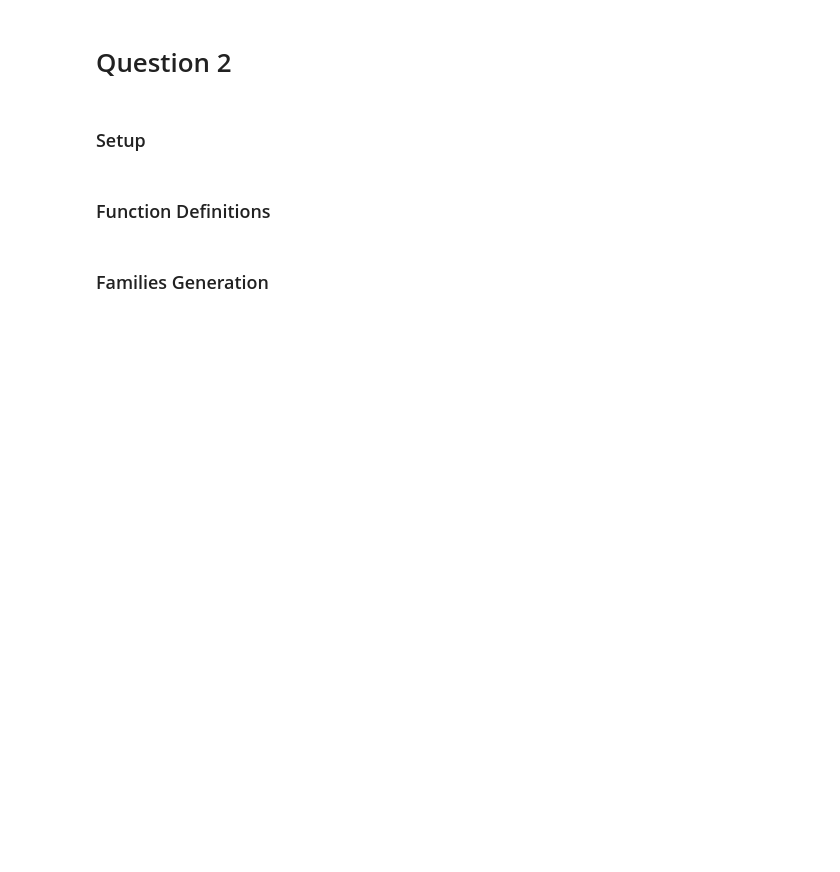
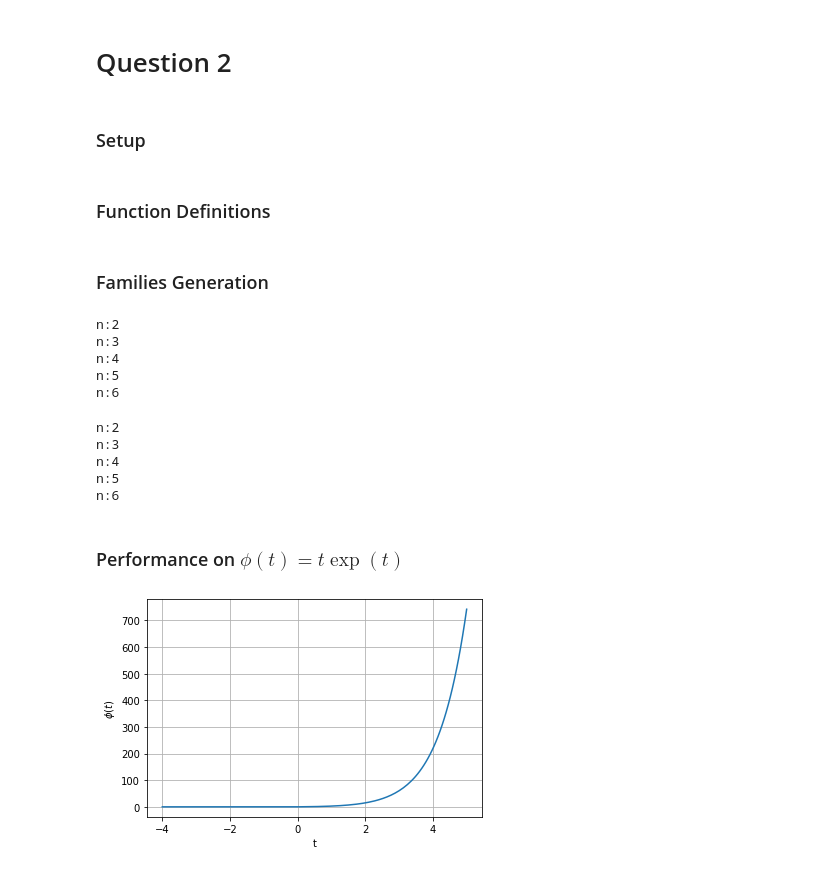
Before and after one commit to FlipperCoin/data-processing, a Jupyter notebook: hw2/Q2.ipynb, the cells around one changed output. Saved outputs shown, nothing was run; the diff lists cells and outputs as text; code cells hidden in the pictures; blank space fills up the shorter version.

```diff
--- a/hw2/Q2.ipynb
+++ b/hw2/Q2.ipynb
@@ -43,3 +56,54 @@ for n in range(2,7):
         plt.grid()
         plt.savefig(f'plots/H/n{n}/h{i+1}')
         plt.close()
+# %%
+for n in range(2,7):
+    print(f"n:{n}")
+    h = WH2n(H2n(n)).T @ standard_basis(n)
+    for i in range(2**n):
+        plt.figure()
+        plt.plot(t, h[i])
+        plt.xlabel('t')
+        plt.ylabel(r'$hw_{i}(t)$')
+        plt.title(r'$hw_{' + f'{i+1}' + rf'}}(t), n={n}$')
+        plt.grid()
+        plt.savefig(f'plots/WH/n{n}/h{i+1}')
+        plt.close()
+# %% [output]
+n:2
+n:3
+n:4
+n:5
+n:6
+# %%
+for n in range(2,7):
+    print(f"n:{n}")
+    h = Haar2n(n).T @ standard_basis(n)
+    for i in range(2**n):
+        plt.figure()
+        plt.plot(t, h[i])
+        plt.xlabel('t')
+        plt.ylabel(r'$ha_{i}(t)$')
+        plt.title(r'$ha_{' + f'{i+1}' + rf'}}(t), n={n}$')
+        plt.grid()
+        plt.savefig(f'plots/Haar/n{n}/h{i+1}')
+        plt.close()
+# %% [output]
+n:2
+n:3
+n:4
+n:5
+n:6
+# %% [markdown]
+### Performance on $\phi\left(t\right)=t\exp\left(t\right)$
+# %%
+ttag = -4 + 9*t # move [0,1] to [-4,5]
+phi = (ttag)*np.exp(ttag)
+
+plt.plot(ttag, phi)
+plt.grid()
+plt.xlabel('t')
+plt.ylabel(r'$\phi\left(t\right)$')
+plt.show()
+# %% [output]
+[figure, added]
```
Also changed, not shown: parts of 6 cells of this notebook.
